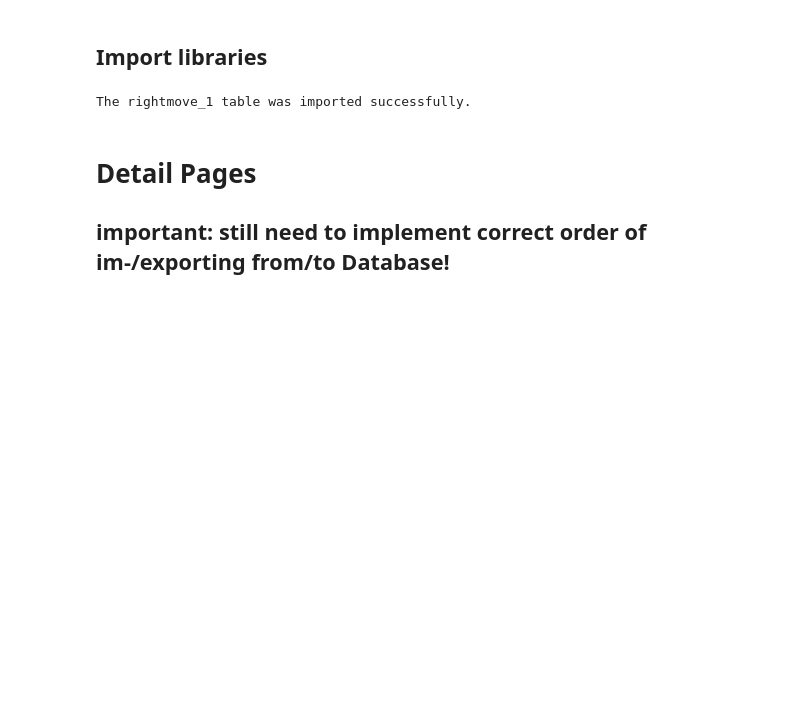
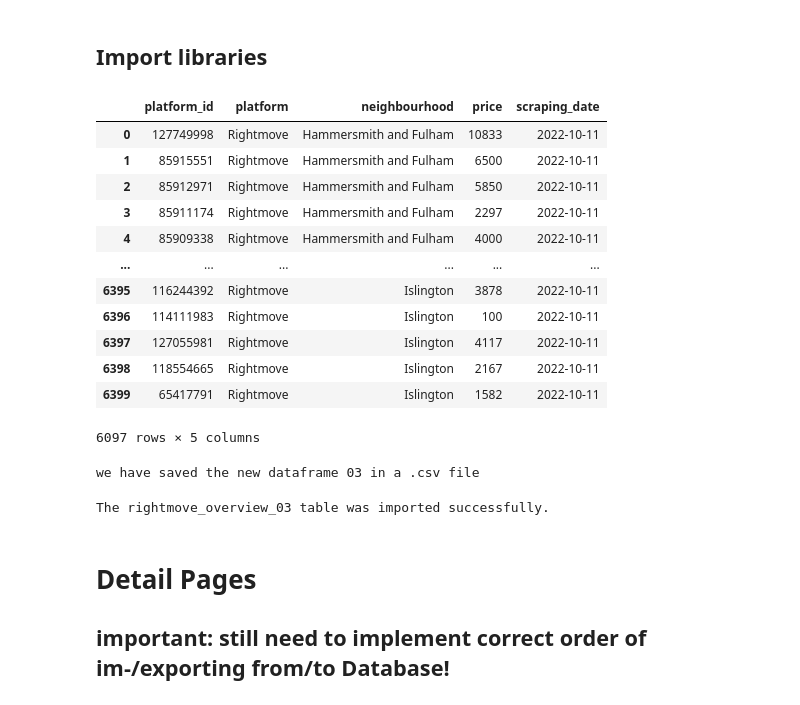
Before and after one commit to capstone-jmrs/capstone-proptech-repo, a Jupyter notebook: rightmove_NEW.ipynb, the cells around one changed output. Cells and saved outputs as stored; diff of their text form; code cells hidden in the pictures; blank space fills up the shorter version.

```diff
--- a/rightmove_NEW.ipynb
+++ b/rightmove_NEW.ipynb
@@ -173,3 +187,27 @@ df_complete_rm['platform_id'] = df_complete_rm['platform_id'].removeprefix('prop
+# %%
+df_complete_rm
+# %% [output]
+|  | platform_id | platform | neighbourhood | price | scraping_date |
+| 0 | 127749998 | Rightmove | Hammersmith and Fulham | 10833 | 2022-10-11 |
+| 1 | 85915551 | Rightmove | Hammersmith and Fulham | 6500 | 2022-10-11 |
+| 2 | 85912971 | Rightmove | Hammersmith and Fulham | 5850 | 2022-10-11 |
+| 3 | 85911174 | Rightmove | Hammersmith and Fulham | 2297 | 2022-10-11 |
+| 4 | 85909338 | Rightmove | Hammersmith and Fulham | 4000 | 2022-10-11 |
+| ... | ... | ... | ... | ... | ... |
+| 6395 | 116244392 | Rightmove | Islington | 3878 | 2022-10-11 |
+| 6396 | 114111983 | Rightmove | Islington | 100 | 2022-10-11 |
+| 6397 | 127055981 | Rightmove | Islington | 4117 | 2022-10-11 |
+| 6398 | 118554665 | Rightmove | Islington | 2167 | 2022-10-11 |
+| 6399 | 65417791 | Rightmove | Islington | 1582 | 2022-10-11 |
+6097 rows × 5 columns
+# %%
+# ----------------- save the dataframes into a .csv file -----------------
+today = datetime.today().strftime('%Y-%m-%d-%H-%M')
+df_complete_rm.to_csv('data/rightmove_overview_{}_{}.csv'.format(cycle_number, today), sep='\t')
+# concatenated.to_csv('data/rightmove_detail_{}.csv'.format(today), sep='\t')
+print(f"we have saved the new dataframe {cycle_number} in a .csv file")
+# %% [output]
+we have saved the new dataframe 03 in a .csv file
 # %%
 # import the data frame to DBeaver
 
@@ -179,7 +217,7 @@ schema = 'capstone_jmrs'
 engine = get_engine()
 
 # give the table a unique name
-table_name = 'rightmove_1'
+table_name = f'rightmove_overview_{cycle_number}'
 
 # import the table to sql
 if engine!=None:
@@ -197,7 +235,7 @@ if engine!=None:
         print(error)
         engine = None
 # %% [output]
-The rightmove_1 table was imported successfully.
+The rightmove_overview_03 table was imported successfully.
 # %% [markdown]
 # Detail Pages
 ## important: still need to implement correct order of im-/exporting from/to Database!
```
Also changed, not shown: parts of 28 cells of this notebook.
